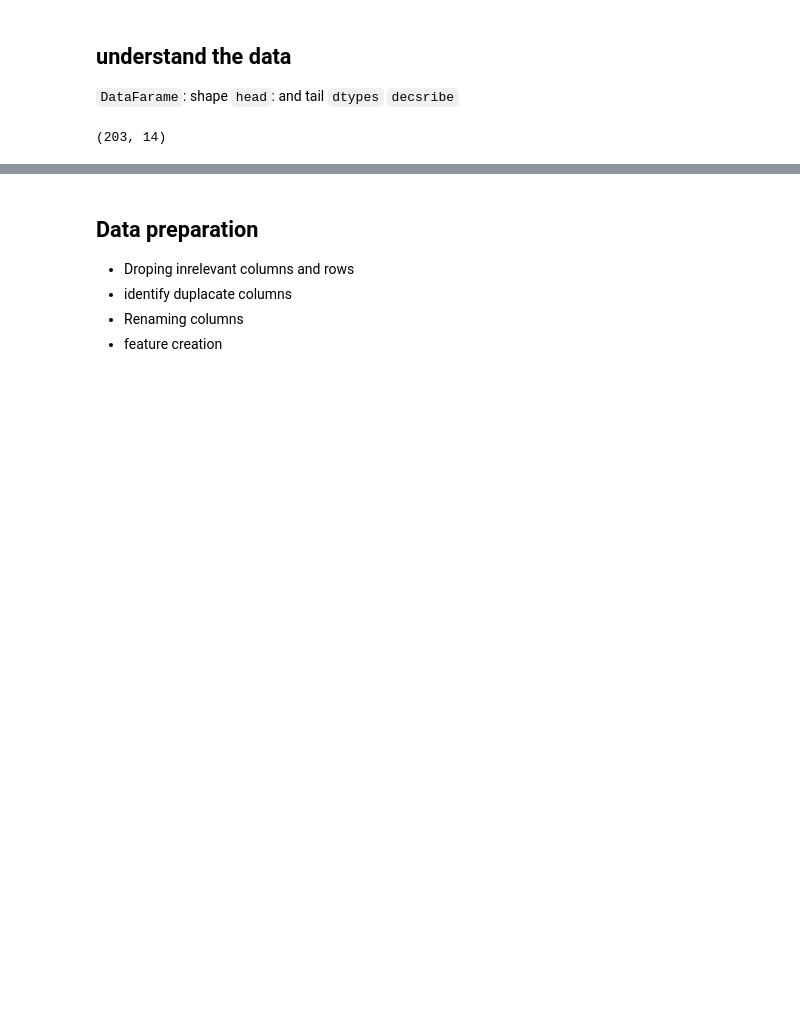
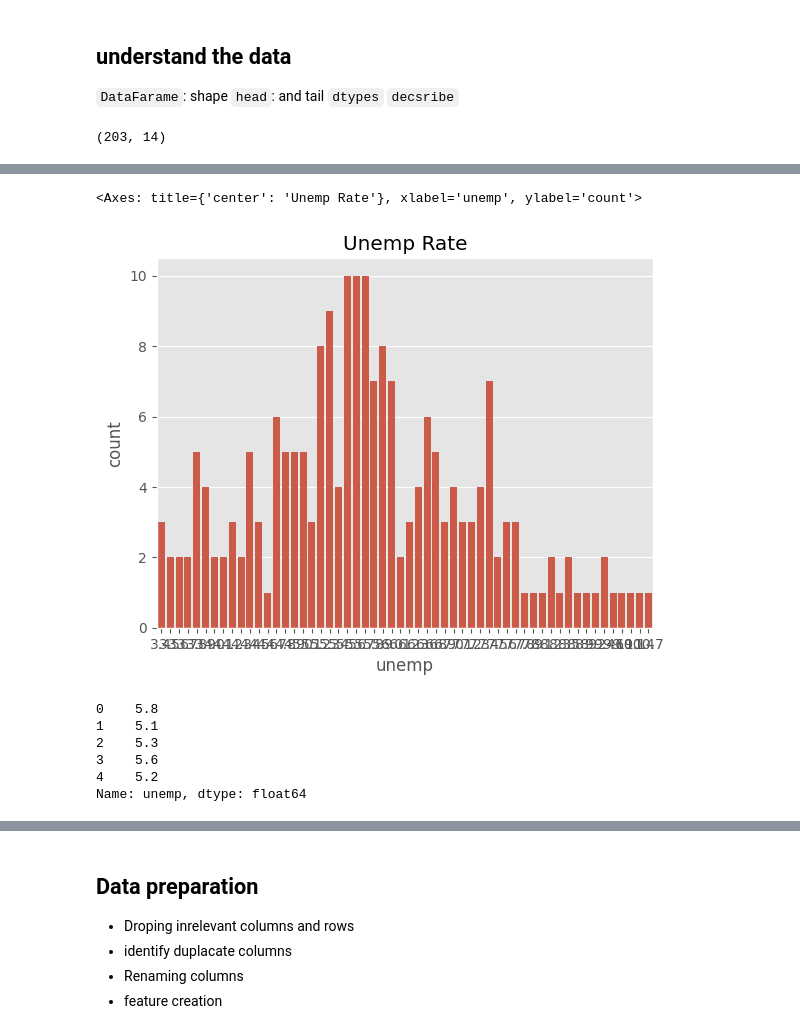
Before and after one commit to ayoub22222222/EDA_project, a Jupyter notebook: Untitled1.ipynb, the cells around one changed output, grey strips where cells are left out. Drawn from its saved outputs; the diff is of its cells as text; code cells hidden in the pictures; blank space fills up the shorter version.

Commit message:
update on data

```diff
--- a/Untitled1.ipynb
+++ b/Untitled1.ipynb
@@ -123,0 +152,15 @@ macro_data.describe()
+# %%
+plt.title('Unemp Rate')
+sns.countplot(x='unemp', data=macro_data)
+# %% [output]
+<Axes: title={'center': 'Unemp Rate'}, xlabel='unemp', ylabel='count'>
+[figure, added]
+# %%
+macro_data['unemp']
+# %% [output]
+0    5.8
+1    5.1
+2    5.3
+3    5.6
+4    5.2
+Name: unemp, dtype: float64
```
Also changed, not shown: parts of 17 cells of this notebook.
